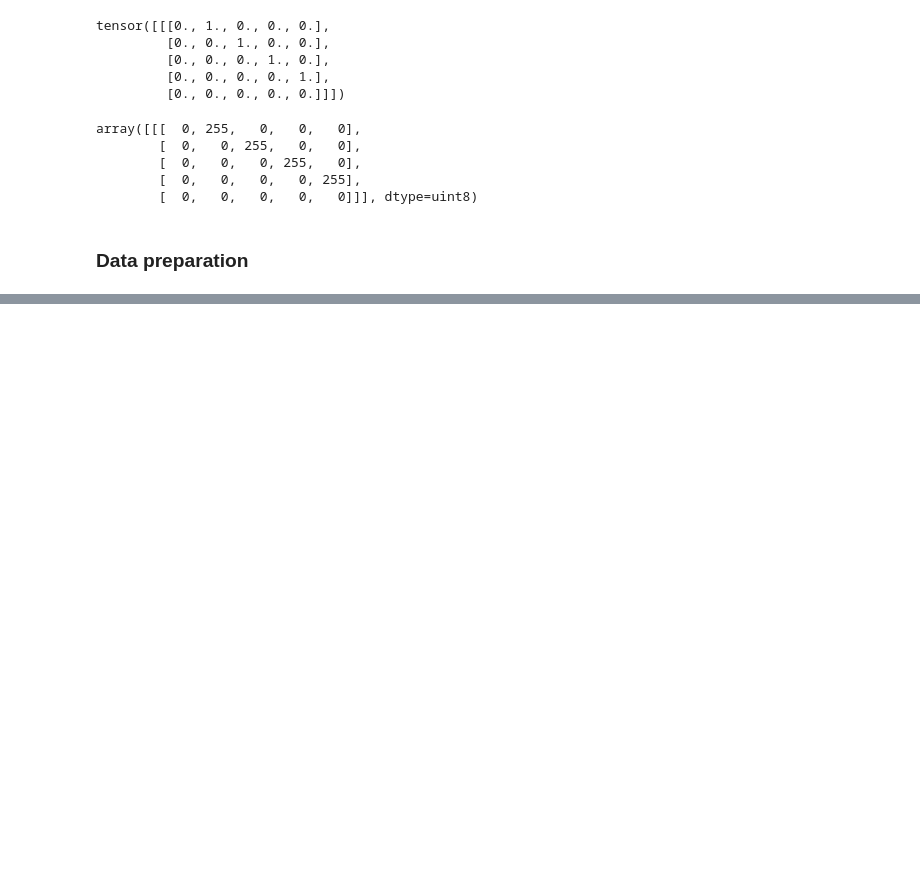
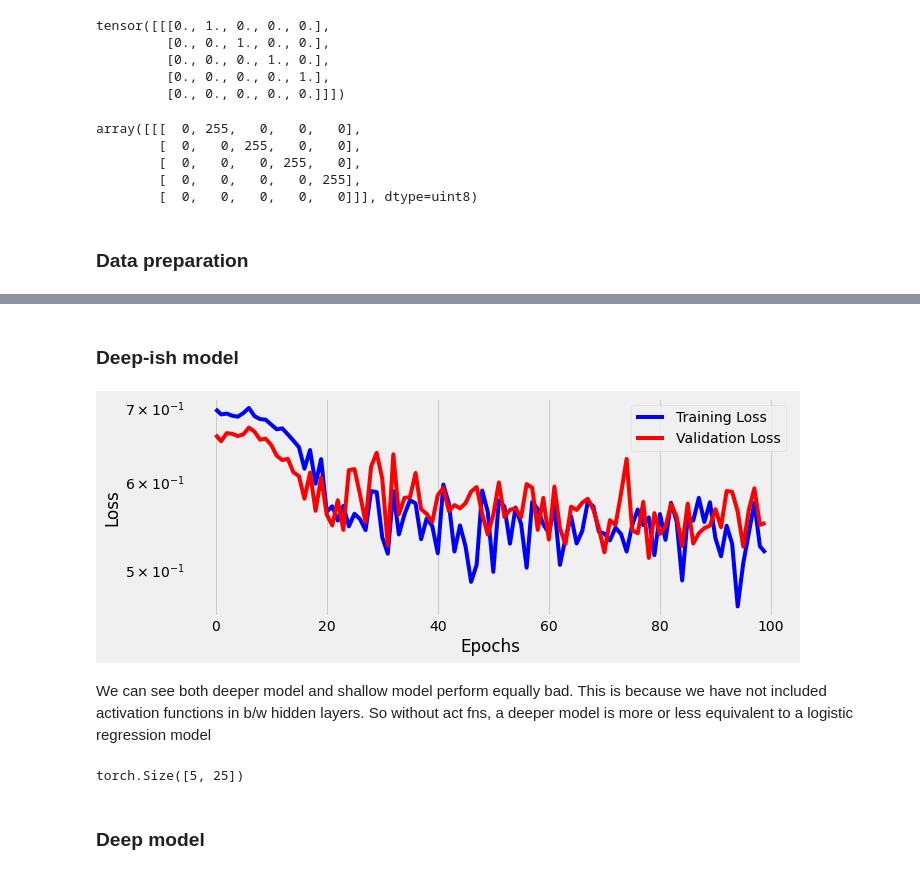
Before and after one commit to Rit-ctrl/Pytorch-repo, a Jupyter notebook: Pytorch-step-by-step/Chap_04.ipynb, the cells around one changed output, grey strips where cells are left out. Cells and saved outputs as stored; diff of their text form; code cells hidden in the pictures; blank space fills up the shorter version.

```diff
--- a/Pytorch-step-by-step/Chap_04.ipynb
+++ b/Pytorch-step-by-step/Chap_04.ipynb
@@ -200,0 +300,7 @@ dataset = TransformedTensorDataset(x_tensor,y_tensor,composer)
+# %%
+generator = torch.Generator()
+
+sampler = WeightedRandomSampler(weights=sample_weights
+                                ,num_samples=len(sample_weights),
+                                replacement=True,
+                                generator = generator)
@@ -200,0 +376,39 @@ dataset = TransformedTensorDataset(x_tensor,y_tensor,composer)
+# %% [markdown]
+### Deep-ish  model
+# %%
+lr = 0.1
+
+torch.manual_seed(17)
+
+model_logistic = nn.Sequential()
+
+model_logistic.add_module('Flatten',nn.Flatten())
+model_logistic.add_module('hidden0',nn.Linear(25,5,bias = False))
+model_logistic.add_module('hidden1',nn.Linear(5,3,bias=False))
+model_logistic.add_module('output',nn.Linear(3,1,bias=False))
+model_logistic.add_module('sigmoid',nn.Sigmoid())
+
+optimizer_logistic = optim.SGD(model_logistic.parameters(),lr = lr)
+
+binary_loss_fn = nn.BCELoss()
+# %%
+n_epochs = 100
+
+# from stepbystep.v1 import StepByStep
+
+sbs_logistic = StepByStep(model_logistic,binary_loss_fn,optimizer_logistic)
+sbs_logistic.set_loaders(train_loader,val_loader)
+sbs_logistic.train(n_epochs)
+# %%
+fig = sbs_logistic.plot_losses()
+# %% [output]
+[figure, added]
+# %% [markdown]
+We can see both deeper model and shallow model perform equally bad. This is because we have not included activation
+functions in b/w hidden layers. So without act fns, a deeper model is more or less equivalent to a logistic regression model
+# %%
+model_logistic.hidden0.weight.detach().shape
+# %% [output]
+torch.Size([5, 25])
+# %% [markdown]
+### Deep model
```
Also changed, not shown: parts of 31 cells of this notebook, 2 other files.
